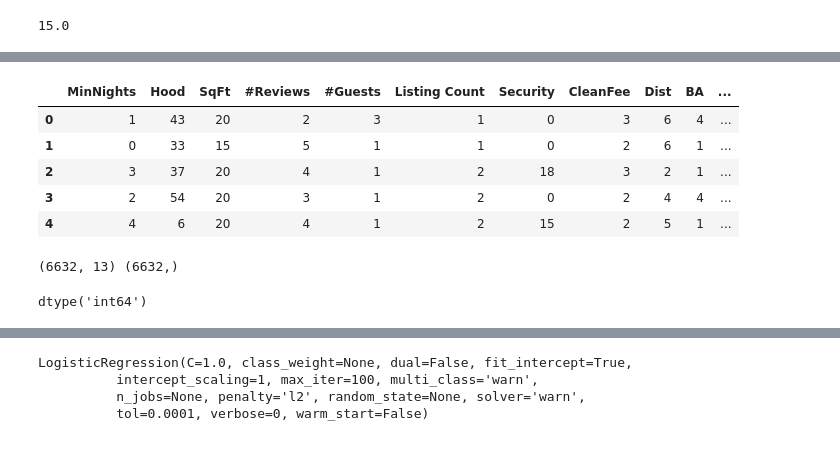
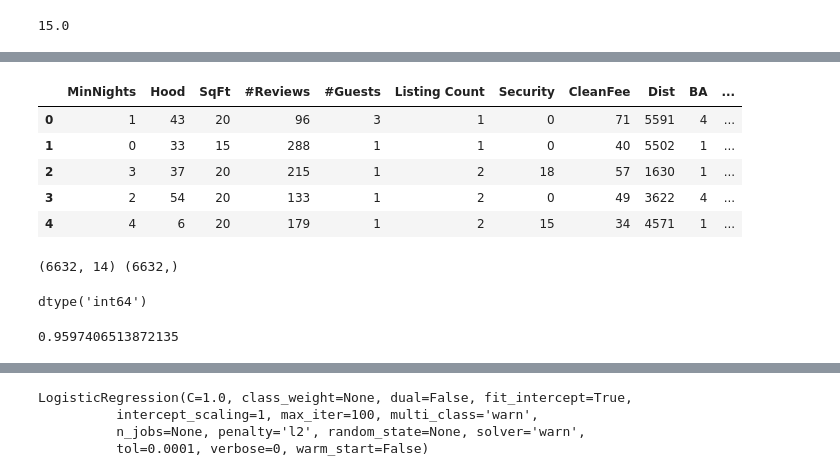
Before and after one commit to LoriHarris/Airbnb_ML, a Jupyter notebook: Cleaning.ipynb, the cells around one changed output, grey strips where cells are left out. Cells and saved outputs as stored; diff of their text form; code cells hidden in the pictures.

```diff
--- a/Cleaning.ipynb
+++ b/Cleaning.ipynb
@@ -88,12 +86,14 @@ train['beds']=train['beds'].fillna(train['beds'].dropna().mean())
 train['square_feet']=train['square_feet'].fillna(train['square_feet'].dropna().mean())
 train['security_deposit']=train['security_deposit'].fillna(train['security_deposit'].dropna().mean())
 train['minimum_nights']=train['minimum_nights'].fillna(train['minimum_nights'].dropna().mean())
+
+train['reviews_per_month']=train['reviews_per_month'].fillna(train['reviews_per_month'].dropna().mean())
 # %%
 train['price'].max()
 # %% [output]
 8000.0
 # %%
-df = train.drop(columns=['listing_url','last_scraped','thumbnail_url', 'medium_url','picture_url','xl_picture_url','host_url','host_thumbnail_url','host_picture_url', 'neighbourhood','neighbourhood_group_cleansed','summary', 'neighborhood_overview','scrape_id','host_name','name', 'id', 'host_id', 'latitude', 'longitude', 'last_review', 'reviews_per_month'])
+df = train.drop(columns=['listing_url','last_scraped','thumbnail_url', 'medium_url','picture_url','xl_picture_url','host_url','host_thumbnail_url','host_picture_url', 'neighbourhood','neighbourhood_group_cleansed','summary', 'neighborhood_overview','scrape_id','host_name','name', 'id', 'host_id', 'latitude', 'longitude', 'last_review'])
 label_encoder=LabelEncoder()
 label_encoder.fit(df['neighbourhood_cleansed'])
 df['neighbourhood_cleansed']=label_encoder.transform(df['neighbourhood_cleansed'])
@@ -124,3 +124,5 @@ label_encoder.fit(df['guests_included'])
 df['guests_included']=label_encoder.transform(df['guests_included'])
 label_encoder.fit(df['number_of_reviews'])
 df['number_of_reviews']=label_encoder.transform(df['number_of_reviews'])
+label_encoder.fit(df['reviews_per_month'])
+df['reviews_per_month']=label_encoder.transform(df['reviews_per_month'])
@@ -266,7 +270,9 @@ train1 = pd.DataFrame({
     'BR':df['bedrooms'],
     'Beds': df['beds'],
     'Acc':df['accommodates'],
-    'Price':df['price']
+    'Price':df['price'],
+        '#Booked':df['reviews_per_month']
+
 })
 # train1=train1[:-1]
-# train1['Price']
+train.head()
@@ -273,48 +286,56 @@ train1 = pd.DataFrame({
 # %%
-bins=[0,25,50,100,150,200]
-labels=[1,2,3,4,5]
-# train1['CleanFee'] = pd.cut(train1['CleanFee'], bins=bins, labels=labels)
-train1['CleanFee'] = np.searchsorted(bins, train1['CleanFee'].values)
+# bins=[0,25,50,100,150,200]
+# labels=[1,2,3,4,5]
+# # train1['CleanFee'] = pd.cut(train1['CleanFee'], bins=bins, labels=labels)
+# train1['CleanFee'] = np.searchsorted(bins, train1['CleanFee'].values)
 
-bins2=[0,1000,2000,3000,4000,5000,6000]
-labels2=[.5,1,1.5,2,2.5,3]
-train1['Dist'] = np.searchsorted(bins2, train1['Dist'].values)
+# bins2=[1000,2000,3000,4000,5000,6000]
+# labels2=[.5,1,1.5,2,2.5,3]
+# train1['Dist'] = np.searchsorted(bins2, train1['Dist'].values)
 
-# train1['Dist'] = pd.cut(train1['Dist'], bins=bins2, labels=labels2)
+# # train1['Dist'] = pd.cut(train1['Dist'], bins=bins2, labels=labels2)
 
-bins1 = [0,50,100, 150, 250,300,400, 600, 1000, 8000]
-labels1 = [1,2,3,4, 5, 6,7, 8, 9]
-train1['Price'] = np.searchsorted(bins1, train1['Price'].values)
-# train1['Price'] = pd.cut(train1['Price'], bins=bins1, labels=labels1)
-bins3=[0,50,100,150,250,300,500]
+# bins1 = [50,100, 150, 250,300,400, 600, 1000, 8000]
+# labels1 = [1,2,3,4, 5, 6,7, 8, 9]
+# train1['Price'] = np.searchsorted(bins1, train1['Price'].values)
+# # train1['Price'] = pd.cut(train1['Price'], bins=bins1, labels=labels1)
+# bins3=[50,100,150,250,300,500]
 
-train1['#Reviews'] = np.searchsorted(bins3, train1['#Reviews'].values)
+# train1['#Reviews'] = np.searchsorted(bins3, train1['#Reviews'].values)
+bins4 = [200, 300, 400,500, 600, 715]
+# labels4 = [1,2,3,4, 5, 6,7, 8, 9]
+train1['#Booked'] = np.searchsorted(bins4, train1['#Booked'].values)
 
-
-train1['Dist']=train1['Dist'].fillna(2)
-train1['CleanFee']=train1['CleanFee'].fillna(2)
-train1.to_csv('test_data.csv')
-# train1['Hood'].unique
+# train1['Dist']=train1['Dist'].fillna(2)
+# train1['CleanFee']=train1['CleanFee'].fillna(2)
+# train1.to_csv('test_data.csv')
+# # train1['Hood'].unique
+# train1['#Booked']
 train1.head()
 # %% [output]
 |  | MinNights | Hood | SqFt | #Reviews | #Guests | Listing Count | Security | CleanFee | Dist | BA | ... |
-| 0 | 1 | 43 | 20 | 2 | 3 | 1 | 0 | 3 | 6 | 4 | ... |
-| 1 | 0 | 33 | 15 | 5 | 1 | 1 | 0 | 2 | 6 | 1 | ... |
-| 2 | 3 | 37 | 20 | 4 | 1 | 2 | 18 | 3 | 2 | 1 | ... |
-| 3 | 2 | 54 | 20 | 3 | 1 | 2 | 0 | 2 | 4 | 4 | ... |
-| 4 | 4 | 6 | 20 | 4 | 1 | 2 | 15 | 2 | 5 | 1 | ... |
+| 0 | 1 | 43 | 20 | 96 | 3 | 1 | 0 | 71 | 5591 | 4 | ... |
+| 1 | 0 | 33 | 15 | 288 | 1 | 1 | 0 | 40 | 5502 | 1 | ... |
+| 2 | 3 | 37 | 20 | 215 | 1 | 2 | 18 | 57 | 1630 | 1 | ... |
+| 3 | 2 | 54 | 20 | 133 | 1 | 2 | 0 | 49 | 3622 | 4 | ... |
+| 4 | 4 | 6 | 20 | 179 | 1 | 2 | 15 | 34 | 4571 | 1 | ... |
 # %%
 
 
 from sklearn.preprocessing import StandardScaler
 
-x = train1.drop('Price', axis=1)
-y = train1['Price']
+x = train1.drop('#Booked', axis=1)
+y = train1['#Booked']
 print(x.shape, y.shape)
 y.dtypes
 # %% [output]
-(6632, 13) (6632,)
+(6632, 14) (6632,)
 dtype('int64')
+# %%
+# train1.groupby(['#Booked']).min()
+train1['#Booked'].mean()
+# %% [output]
+0.9597406513872135
 # %%
 x_train, x_test, y_train, y_test = train_test_split(x, y, test_size=.5, stratify=y)
 
```
Also changed, not shown: parts of 36 cells of this notebook, 19 other files.
